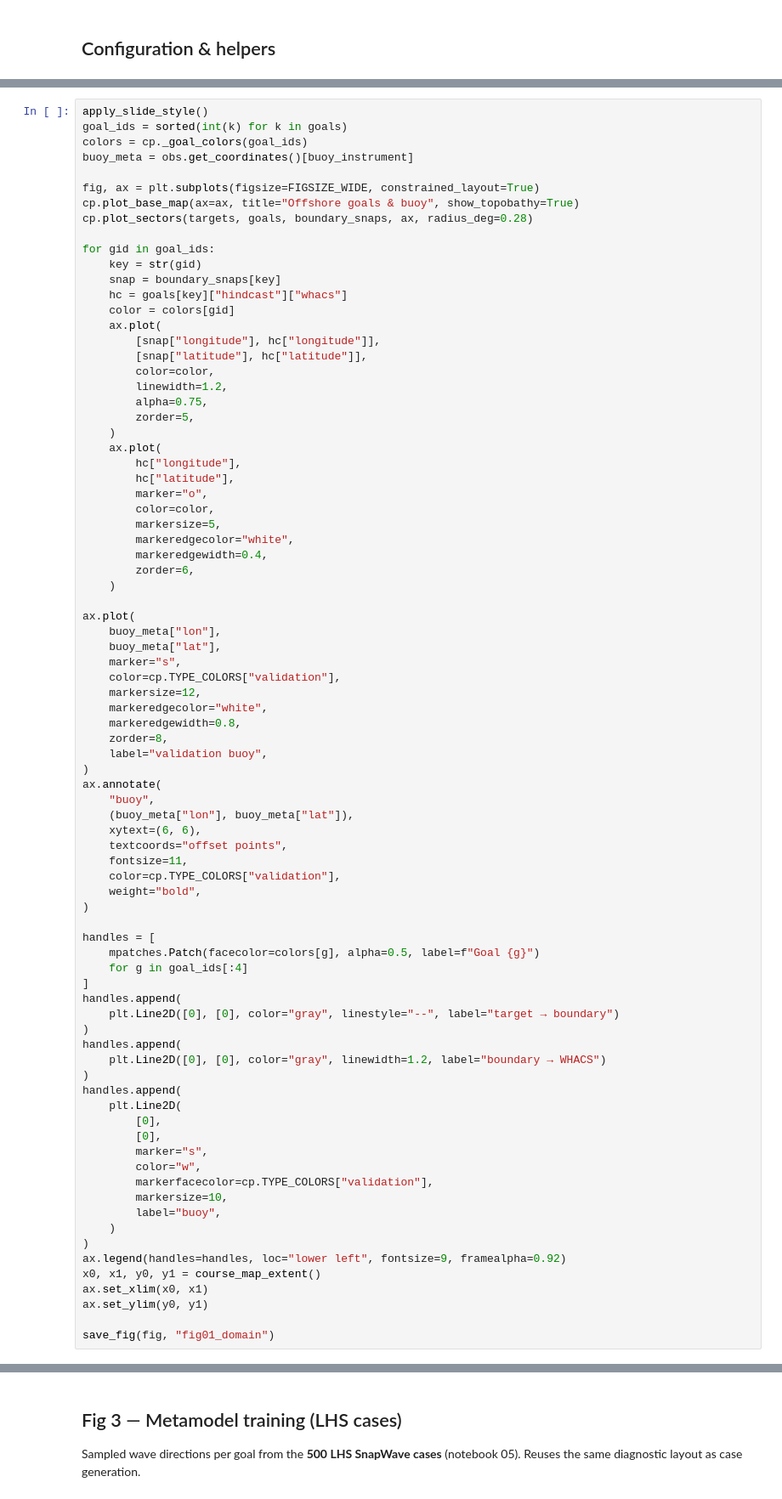
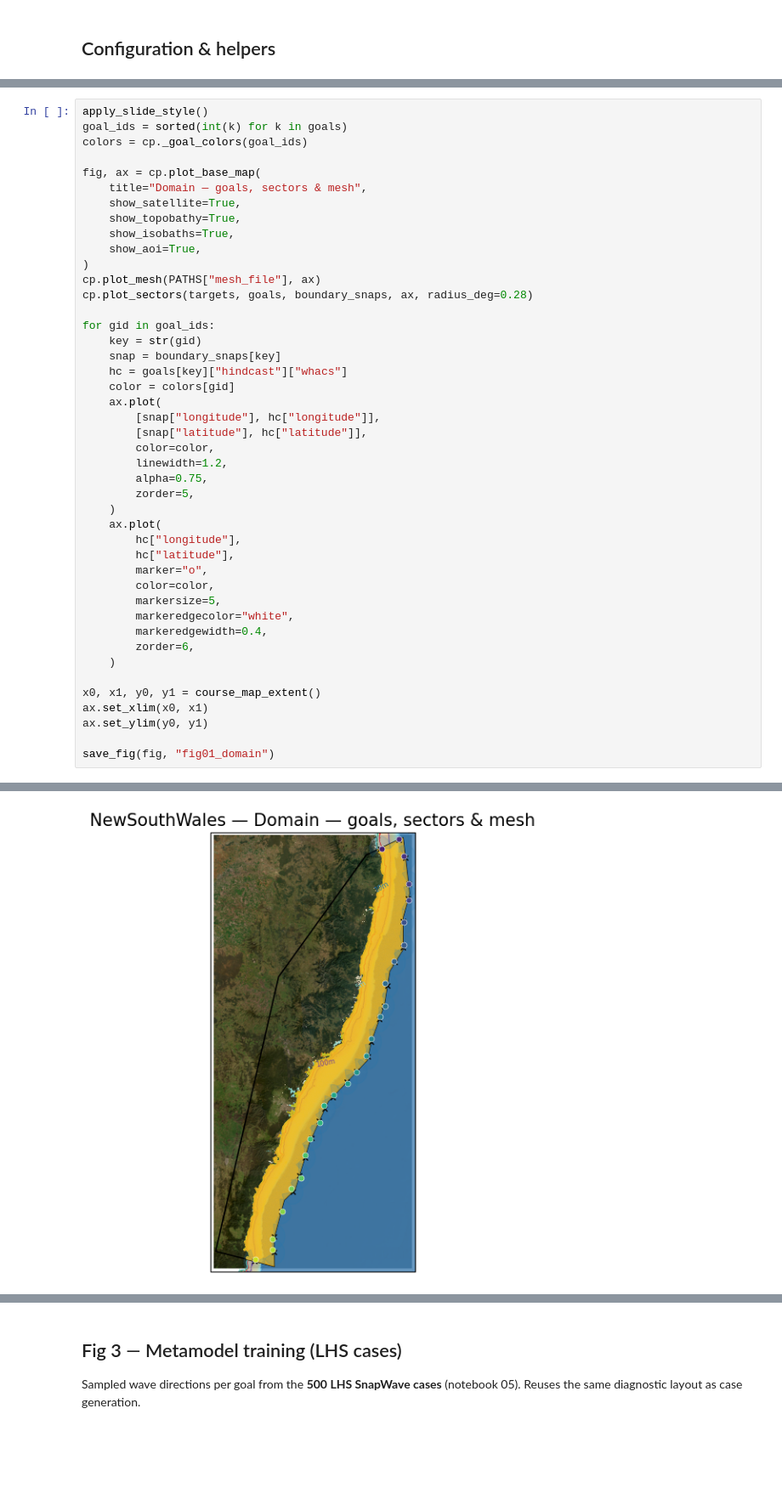
Before and after one commit to GeoOcean/HyGloW, a Jupyter notebook: NewSouthWales/12_Final_Plots.ipynb, the cells around one changed output, grey strips where cells are left out. Shown at 85% size. Drawn from its saved outputs; the diff is of its cells as text; blank space fills up the shorter version.

```diff
--- a/NewSouthWales/12_Final_Plots.ipynb
+++ b/NewSouthWales/12_Final_Plots.ipynb
@@ -371,10 +359,15 @@ nodes, and the validation buoy inside the domain.
 apply_slide_style()
 goal_ids = sorted(int(k) for k in goals)
 colors = cp._goal_colors(goal_ids)
-buoy_meta = obs.get_coordinates()[buoy_instrument]
 
-fig, ax = plt.subplots(figsize=FIGSIZE_WIDE, constrained_layout=True)
-cp.plot_base_map(ax=ax, title="Offshore goals & buoy", show_topobathy=True)
+fig, ax = cp.plot_base_map(
+    title="Domain — goals, sectors & mesh",
+    show_satellite=True,
+    show_topobathy=True,
+    show_isobaths=True,
+    show_aoi=True,
+)
+cp.plot_mesh(PATHS["mesh_file"], ax)
 cp.plot_sectors(targets, goals, boundary_snaps, ax, radius_deg=0.28)
 
 for gid in goal_ids:
@@ -401,49 +394,6 @@ for gid in goal_ids:
         zorder=6,
     )
 
-ax.plot(
-    buoy_meta["lon"],
-    buoy_meta["lat"],
-    marker="s",
-    color=cp.TYPE_COLORS["validation"],
-    markersize=12,
-    markeredgecolor="white",
-    markeredgewidth=0.8,
-    zorder=8,
-    label="validation buoy",
-)
-ax.annotate(
-    "buoy",
-    (buoy_meta["lon"], buoy_meta["lat"]),
-    xytext=(6, 6),
-    textcoords="offset points",
-    fontsize=11,
-    color=cp.TYPE_COLORS["validation"],
-    weight="bold",
-)
-
-handles = [
-    mpatches.Patch(facecolor=colors[g], alpha=0.5, label=f"Goal {g}")
-    for g in goal_ids[:4]
-]
-handles.append(
-    plt.Line2D([0], [0], color="gray", linestyle="--", label="target → boundary")
-)
-handles.append(
-    plt.Line2D([0], [0], color="gray", linewidth=1.2, label="boundary → WHACS")
-)
-handles.append(
-    plt.Line2D(
-        [0],
-        [0],
-        marker="s",
-        color="w",
-        markerfacecolor=cp.TYPE_COLORS["validation"],
-        markersize=10,
-        label="buoy",
-    )
-)
-ax.legend(handles=handles, loc="lower left", fontsize=9, framealpha=0.92)
 x0, x1, y0, y1 = course_map_extent()
 ax.set_xlim(x0, x1)
 ax.set_ylim(y0, y1)
@@ -453,0 +408 @@ saved → /home/tausiaj/GitHub-GeoOcean/HyGloW/NewSouthWales/outputs/gui_figures
+[figure, added]
```
Also changed, not shown: parts of 28 cells of this notebook, 5 other files.
